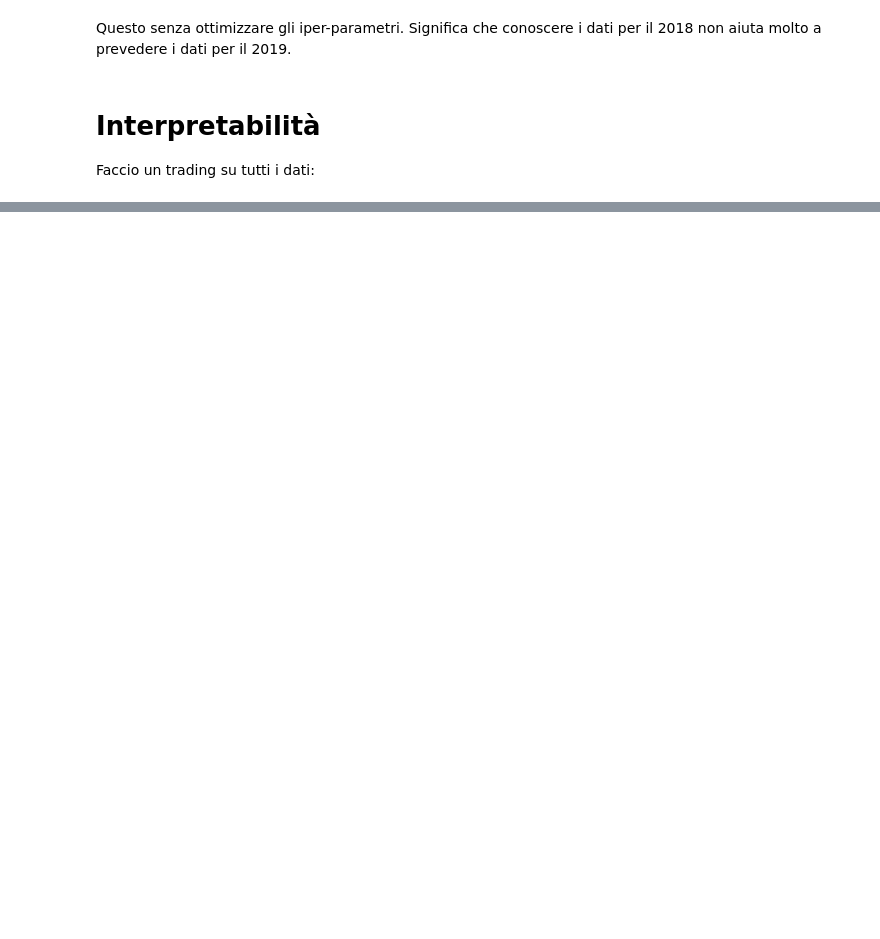
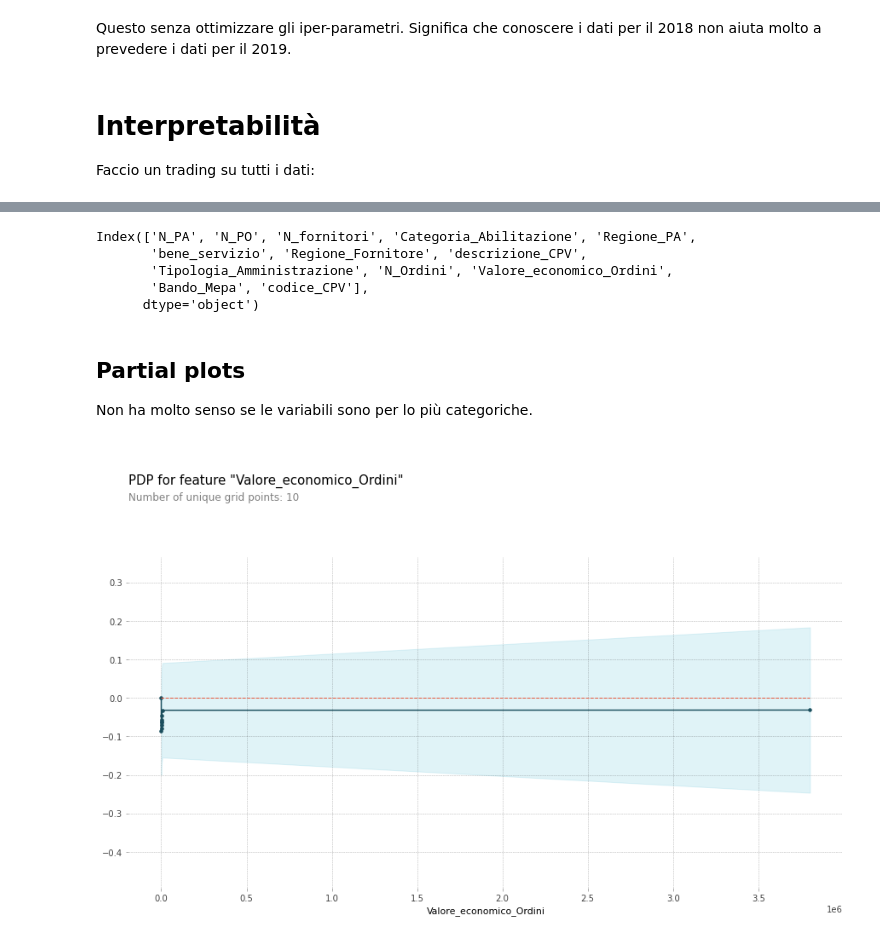
Before and after one commit to marcocarnini/DS2, a Jupyter notebook: scripts/Riassunto.ipynb, the cells around one changed output, grey strips where cells are left out. Drawn from its saved outputs; the diff is of its cells as text; code cells hidden in the pictures; blank space fills up the shorter version.

Commit message:
Adding (the lack of SHAP and partial plots) explainability

```diff
--- a/scripts/Riassunto.ipynb
+++ b/scripts/Riassunto.ipynb
@@ -398,0 +428,28 @@ model = XGBClassifier(random_state=2020).fit(X, Y)
+# %%
+X.columns
+# %% [output]
+Index(['N_PA', 'N_PO', 'N_fornitori', 'Categoria_Abilitazione', 'Regione_PA',
+       'bene_servizio', 'Regione_Fornitore', 'descrizione_CPV',
+       'Tipologia_Amministrazione', 'N_Ordini', 'Valore_economico_Ordini',
+       'Bando_Mepa', 'codice_CPV'],
+      dtype='object')
+# %% [markdown]
+## Partial plots
+
+Non ha molto senso se le variabili sono per lo più categoriche.
+# %%
+from matplotlib import pyplot as plt
+from pdpbox import pdp, get_dataset, info_plots
+
+
+pdp_ta = pdp.pdp_isolate(
+    model=model,
+    dataset=X,
+    model_features=X.columns,
+    feature="Valore_economico_Ordini",
+)
+
+pdp.pdp_plot(pdp_ta, "Valore_economico_Ordini")
+plt.show()
+# %% [output]
+[figure, added]
```
Also changed, not shown: parts of 17 cells of this notebook, 1 other file.
